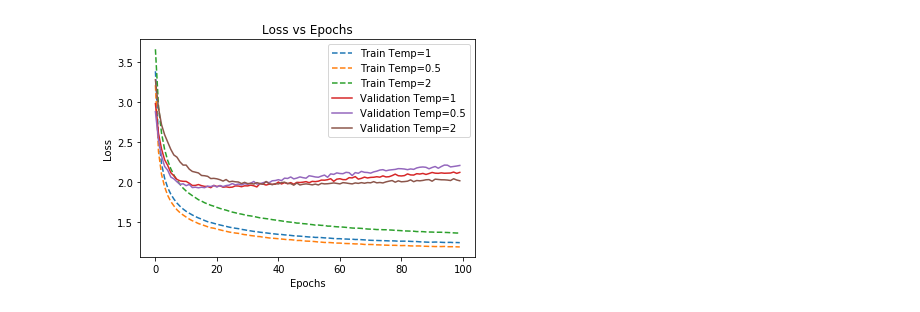
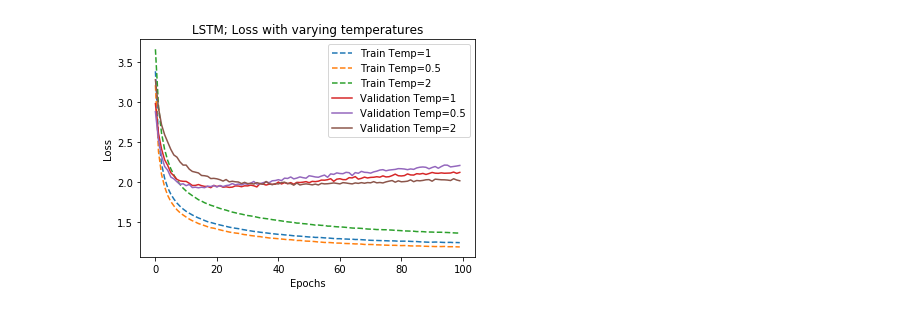
Before and after one commit to ltindall/cse253_pa4, a Jupyter notebook: code/plotting_for_Report.ipynb, the cells around one changed output. Drawn from its saved outputs; the diff is of its cells as text; code cells hidden in the pictures.

```diff
--- a/code/plotting_for_Report.ipynb
+++ b/code/plotting_for_Report.ipynb
@@ -79,19 +138,19 @@ plt.show()
 # %%
 # Different Temperatures
-loss = np.load('LSTM_1lay_100unit_25seq_1000batch_100epoch_0drop_1temp.npy')
-loss1=np.load('LSTM_1lay_100unit_25seq_1000batch_100epoch_0drop_0.5temp.npy')
-loss2 = np.load('LSTM_1lay_100unit_25seq_1000batch_100epoch_0drop_2temp.npy')
+loss = np.load('../losses/LSTM_1lay_100unit_25seq_1000batch_100epoch_0drop_1temp.npy')
+loss1=np.load('../losses/LSTM_1lay_100unit_25seq_1000batch_100epoch_0drop_0.5temp.npy')
+loss2 = np.load('../losses/LSTM_1lay_100unit_25seq_1000batch_100epoch_0drop_2temp.npy')
 plt.figure()
 plt.plot(loss[0,:],'--',label='Train Temp=1')
 plt.plot(loss1[0,:],'--',label='Train Temp=0.5')
 plt.plot(loss2[0,:],'--', label='Train Temp=2')
 plt.plot(loss[1,:],label='Validation Temp=1')
 plt.plot(loss1[1,:],label='Validation Temp=0.5')
 plt.plot(loss2[1,:], label = 'Validation Temp=2')
 plt.xlabel('Epochs')
 plt.ylabel('Loss')
-plt.title("Loss vs Epochs")
+plt.title("LSTM; Loss with varying temperatures")
 plt.legend()
 plt.show()
 # %% [output]
-[figure, old version]
+[figure, new version]
```
Also changed, not shown: parts of 9 cells of this notebook, 44 other files.
